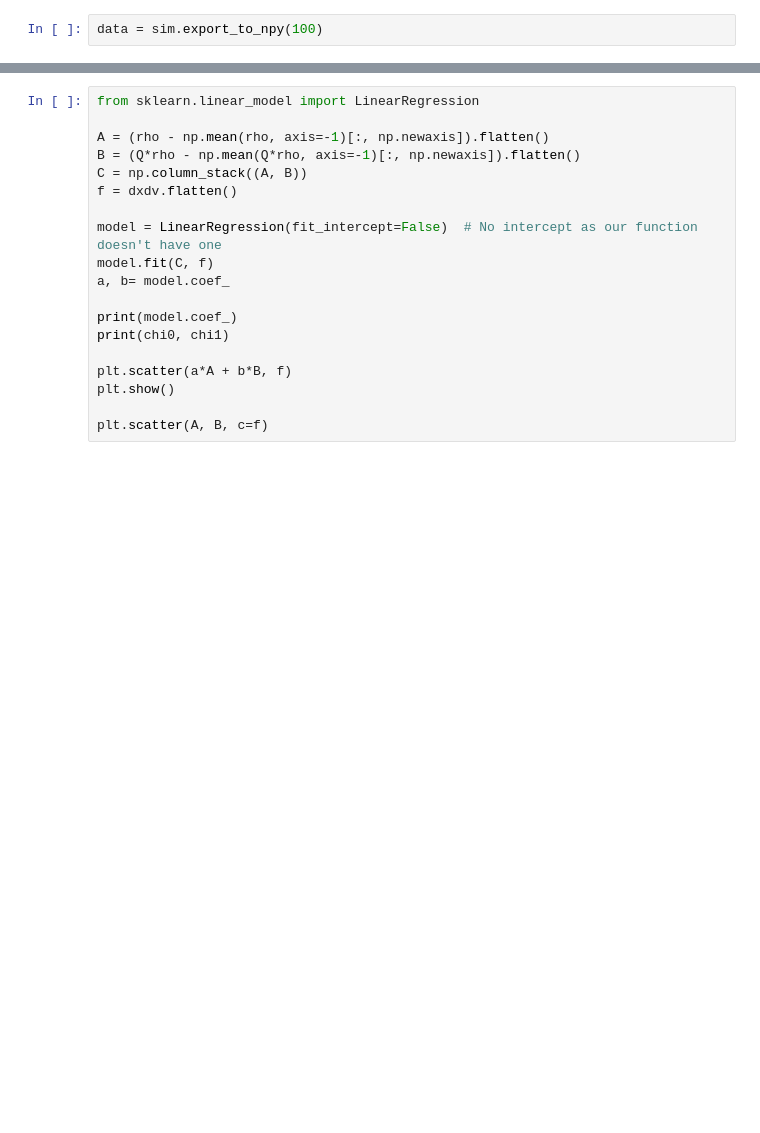
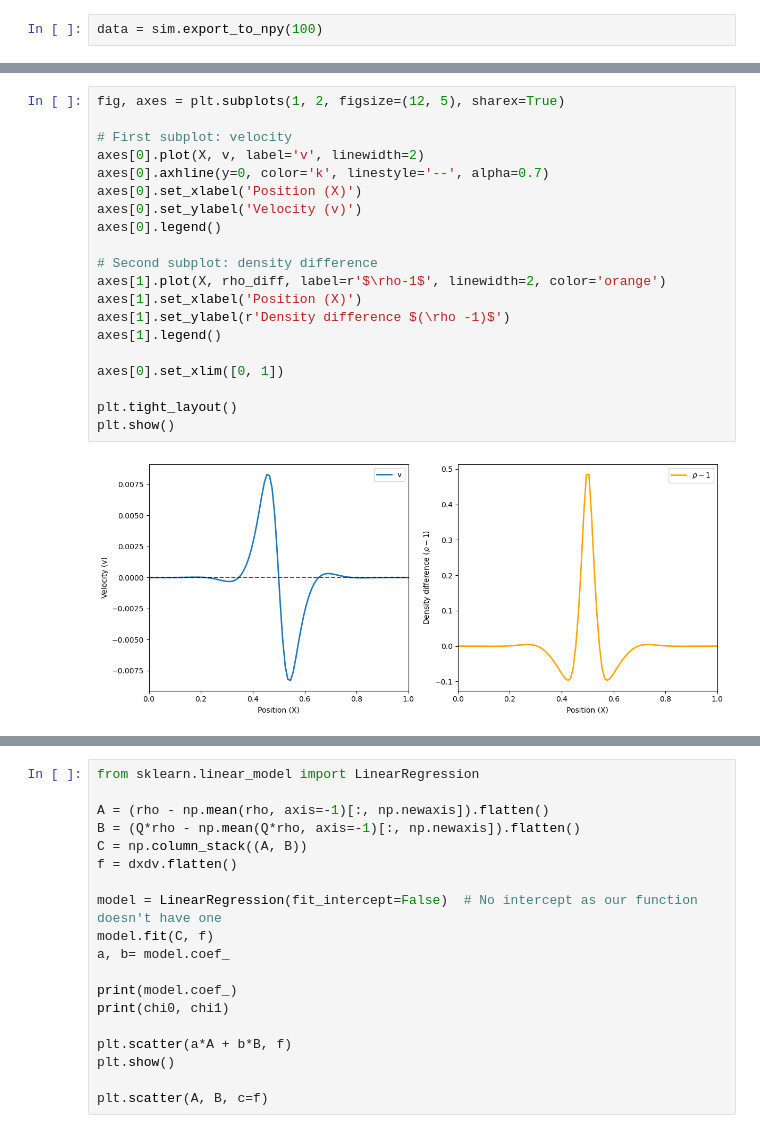
Before and after one commit to Irene-Li/Zebrafish_cleavage, a Jupyter notebook: notebooks/active_gel_fem_1d.ipynb, the cells around one changed output, grey strips where cells are left out. Saved outputs shown, nothing was run; the diff lists cells and outputs as text; blank space fills up the shorter version.

```diff
--- a/notebooks/active_gel_fem_1d.ipynb
+++ b/notebooks/active_gel_fem_1d.ipynb
@@ -105,3 +101,25 @@ plt.show()
+# %%
+fig, axes = plt.subplots(1, 2, figsize=(12, 5), sharex=True)
+
+# First subplot: velocity
+axes[0].plot(X, v, label='v', linewidth=2)
+axes[0].axhline(y=0, color='k', linestyle='--', alpha=0.7)
+axes[0].set_xlabel('Position (X)')
+axes[0].set_ylabel('Velocity (v)')
+axes[0].legend()
+
+# Second subplot: density difference
+axes[1].plot(X, rho_diff, label=r'$\rho-1$', linewidth=2, color='orange')
+axes[1].set_xlabel('Position (X)')
+axes[1].set_ylabel(r'Density difference $(\rho -1)$')
+axes[1].legend()
+
+axes[0].set_xlim([0, 1])
+
+plt.tight_layout()
+plt.show()
+# %% [output]
+[figure, added]
 # %%
 rho = data[:, :, 0]
 v = data[:, :, 1]
```
Also changed, not shown: parts of 4 cells of this notebook, 25 other files.
